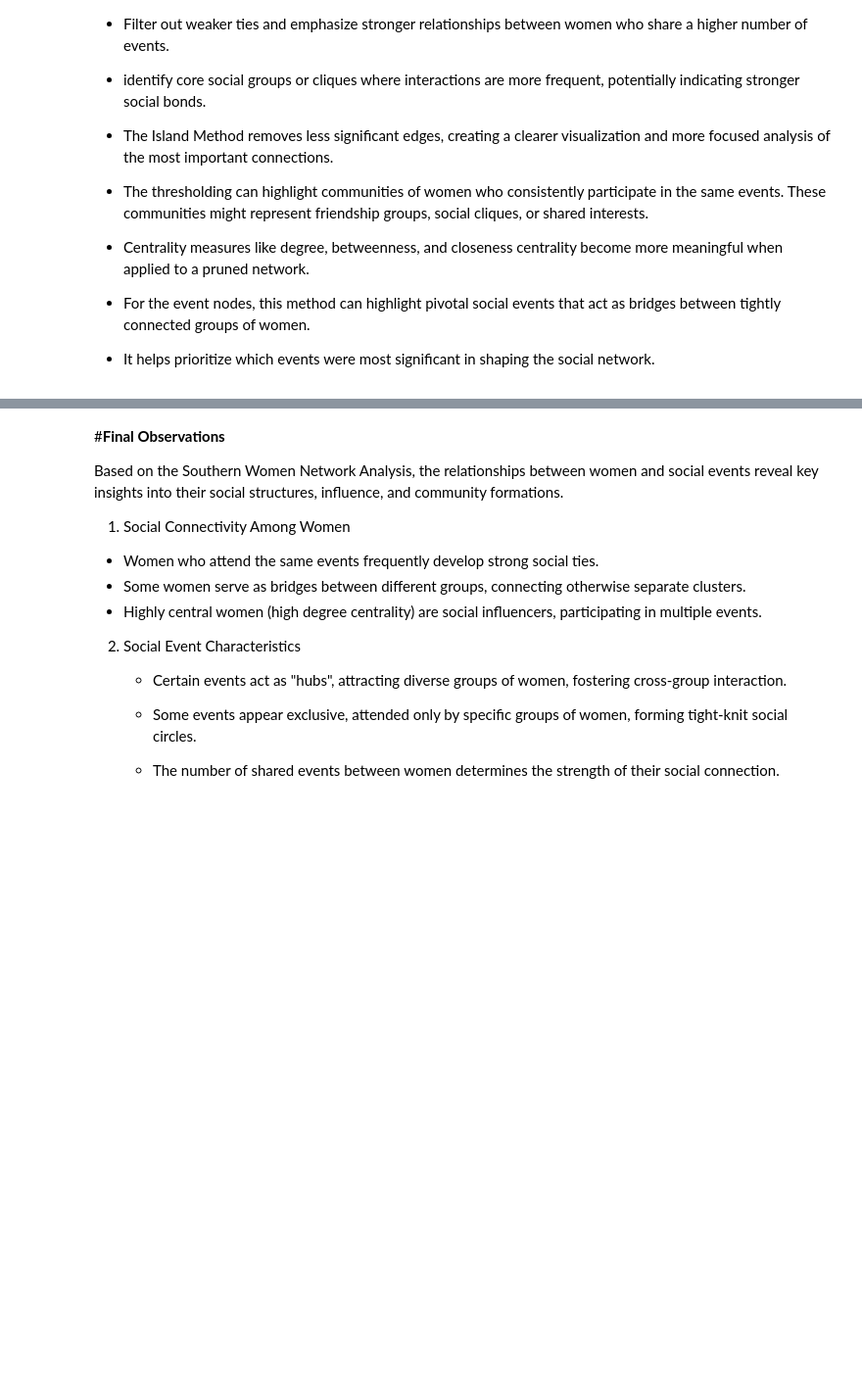
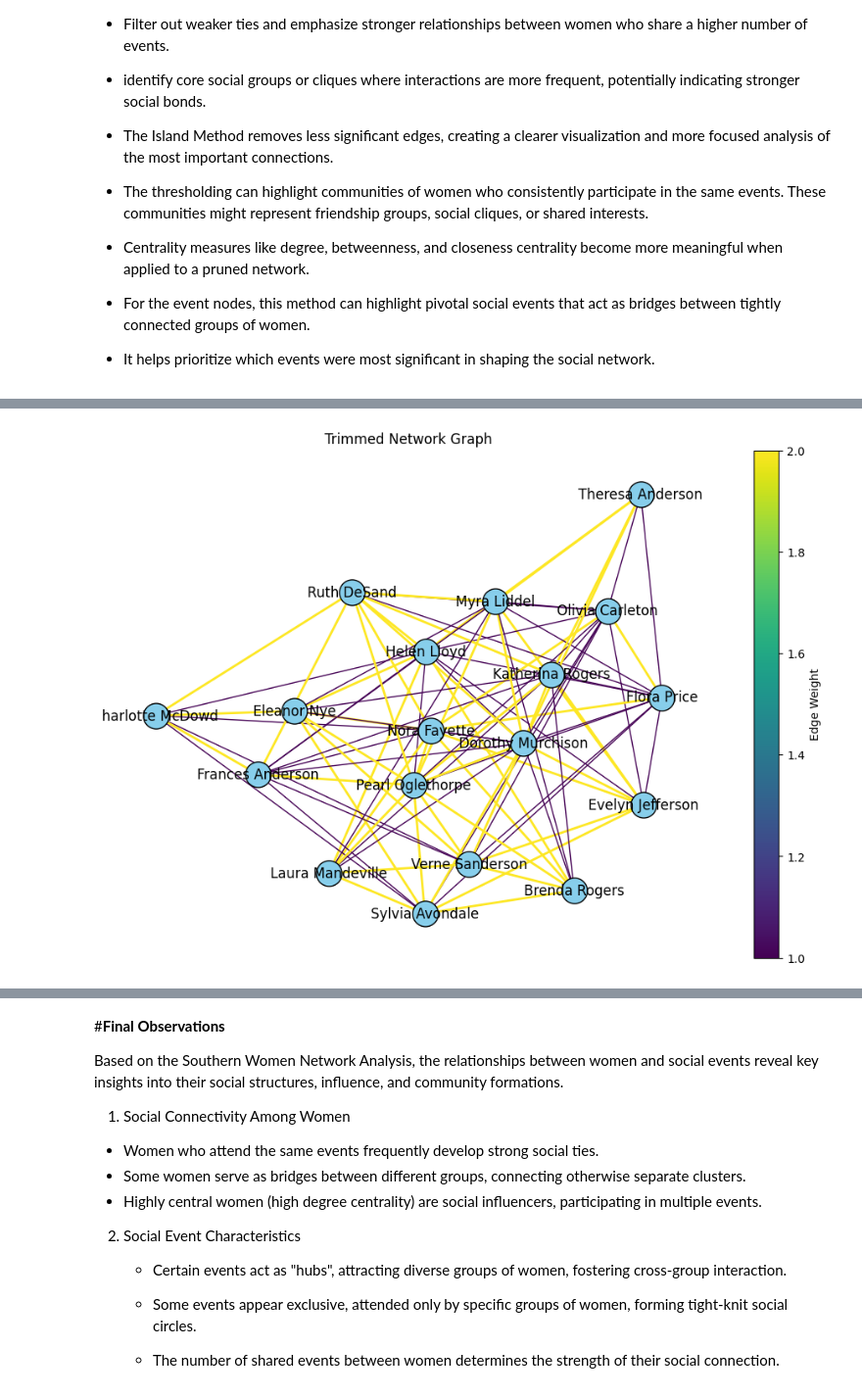
Before and after one commit to umais/DATA620, a Jupyter notebook: Week6/week6_assignment.ipynb, the cells around one changed output, grey strips where cells are left out. Shown at 98% size. Saved outputs shown, nothing was run; the diff lists cells and outputs as text; code cells hidden in the pictures; blank space fills up the shorter version.

```diff
--- a/Week6/week6_assignment.ipynb
+++ b/Week6/week6_assignment.ipynb
@@ -220,0 +288,37 @@ plt.gca().spines[['top', 'right',]].set_visible(False)
+# %%
+# Define the trim_edges function to trim edges based on weight lesser than 1 threshold
+def trim_edges(g, weight=1):
+    g2=nx.Graph()
+    for f, to, edata in g.edges(data=True):
+        if edata['weight'] < weight:
+            g2.add_edge(f, to, **edata)
+    return g2
+
+# The weights histogram is logarithmic; compute the original weight = e^log_weight
+cannet_trim = trim_edges(W1, weight=math.exp(1))
+
+# Re-calculate weights based on the new graph
+weights = [edata['weight'] for f, t, edata in cannet_trim.edges(data=True)]
+#nx.draw_networkx(cannet_trim,width=weights, edge_color=weights)
+
+# Normalize weights for better visualization
+max_weight = max(weights)
+normalized_weights = [weight / max_weight * 2 for weight in weights]
+
+
+pos = nx.spring_layout(cannet_trim)
+plt.figure(figsize=(12, 8))
+nx.draw_networkx_nodes(cannet_trim, pos, node_size=500, node_color='skyblue', edgecolors='black')
+edges = nx.draw_networkx_edges(cannet_trim, pos, width=normalized_weights, edge_color=weights, edge_cmap=plt.cm.viridis, edge_vmin=min(weights), edge_vmax=max(weights))
+nx.draw_networkx_labels(cannet_trim, pos, font_size=12, font_color='black')
+
+
+sm = plt.cm.ScalarMappable(cmap=plt.cm.viridis, norm=plt.Normalize(vmin=min(weights), vmax=max(weights)))
+sm.set_array([])
+cbar = plt.colorbar(sm, ax=plt.gca(), label='Edge Weight')
+
+plt.title("Trimmed Network Graph")
+plt.axis('off')
+plt.show()
+# %% [output]
+[figure, added]
```
Also changed, not shown: parts of 14 cells of this notebook.
